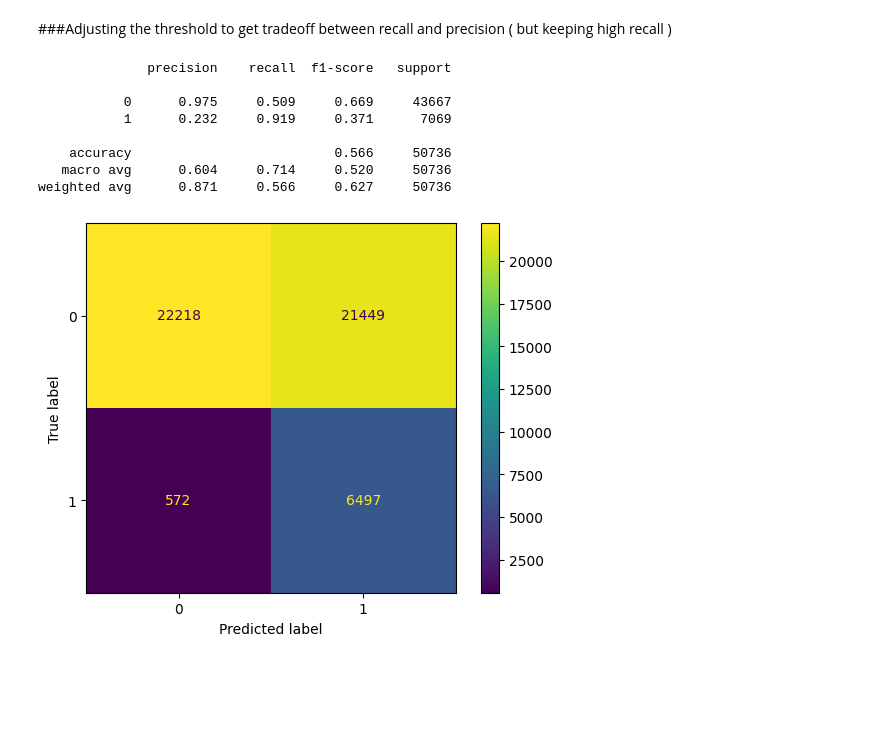
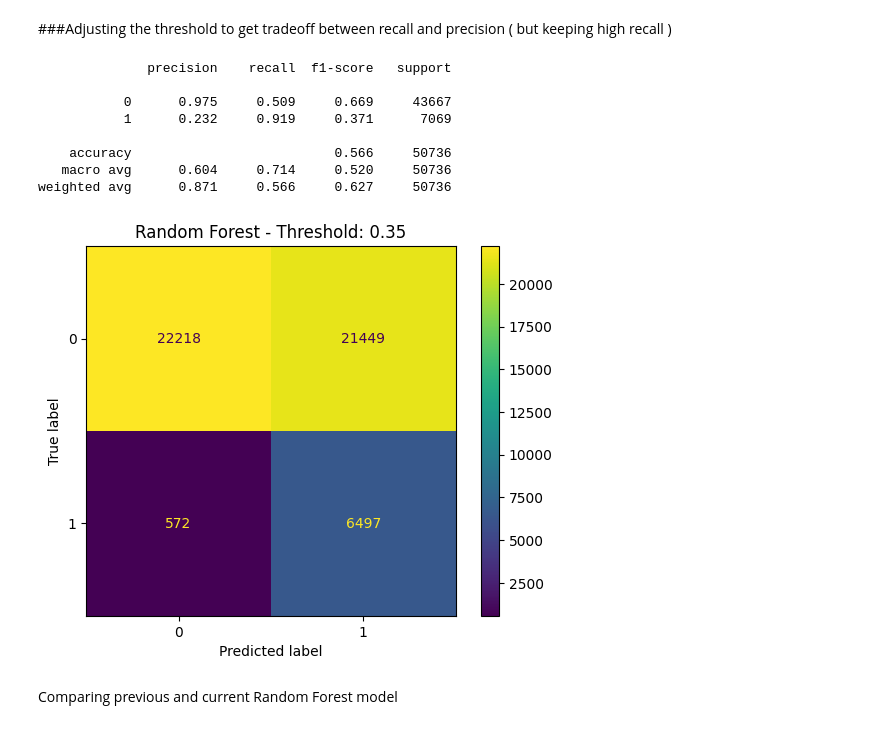
Before and after one commit to flaviorv/ai_model_lifecycle, a Jupyter notebook: diabetes_health_indicators.ipynb, the cells around one changed output. Saved outputs shown, nothing was run; the diff lists cells and outputs as text; code cells hidden in the pictures; blank space fills up the shorter version.

```diff
--- a/diabetes_health_indicators.ipynb
+++ b/diabetes_health_indicators.ipynb
@@ -423,19 +472,22 @@ weighted avg    0.88009   0.13978   0.03500     50736
 # %%
 threshold = 0.35
 custom_pred = (yprob >= threshold).astype(int)
 
 print(classification_report(ytest, custom_pred, digits=3))
 cm = confusion_matrix(ytest, custom_pred)
 cmd = ConfusionMatrixDisplay(confusion_matrix=cm,  display_labels=[0, 1])
 cmd.plot()
+plt.title(f'Random Forest - Threshold: {threshold}')
 plt.show()
 # %% [output]
               precision    recall  f1-score   support
 
            0      0.975     0.509     0.669     43667
            1      0.232     0.919     0.371      7069
 
     accuracy                          0.566     50736
    macro avg      0.604     0.714     0.520     50736
 weighted avg      0.871     0.566     0.627     50736
-[figure, old version]
+[figure, new version]
+# %% [markdown]
+Comparing previous and current Random Forest model
```
Also changed, not shown: parts of 19 cells of this notebook.
